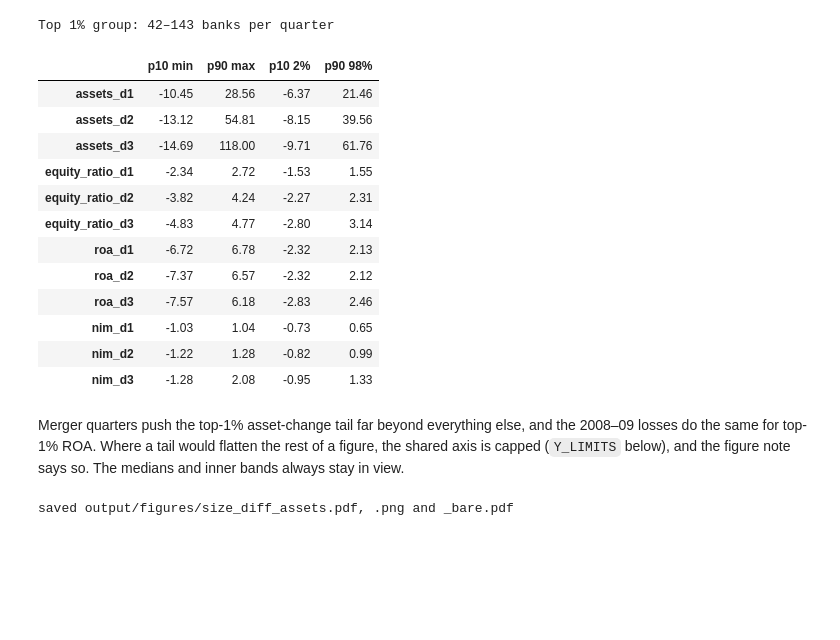
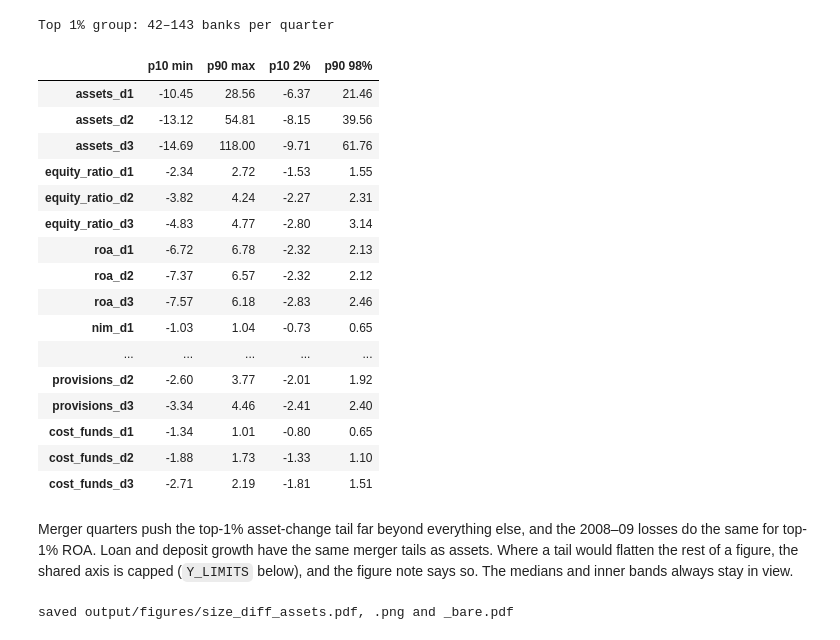
Before and after one commit to willrouse1504-jpg/Honors-Thesis, a Jupyter notebook: notebooks/descriptive_figures.ipynb, the cells around one changed output. Drawn from its saved outputs; the diff is of its cells as text; code cells hidden in the pictures; blank space fills up the shorter version.

```diff
--- a/notebooks/descriptive_figures.ipynb
+++ b/notebooks/descriptive_figures.ipynb
@@ -188,11 +190,19 @@ Only the columns needed here are read from the panel. Dollar amounts in the FDIC
 # %%
-cols = ["CERT", "REPDTE", "BKCLASS", "ASSET", "EQ", "LNLSNET", "ROA", "NIMY", "NCLNLSR", "NTLNLSR"]
+cols = ["CERT", "REPDTE", "BKCLASS", "ASSET", "EQ", "LNLSNET", "DEP", "ERNASTR", "ROA", "NIMY",
+        "NCLNLSR", "NTLNLSR", "ELNATRY", "INTEXPY", "RBC1AAJ"]
 panel = pd.read_csv(PROCESSED / "bank_quarter_panel.csv", usecols=cols)
 # Insured U.S. branches of foreign banks (class OI) report assets but no equity or income;
 # FDIC fills their ROA and NIM with placeholder zeros, so they are dropped
 foreign_branch = panel["BKCLASS"] == "OI"
 print(f"dropped {foreign_branch.sum():,} bank-quarters from {panel.loc[foreign_branch, 'CERT'].nunique()} foreign-bank branches")
 panel = panel.loc[~foreign_branch].drop(columns="BKCLASS")
+# Ratios over a zero denominator are recorded as placeholder zeros; treat them as missing
+no_loans = panel["LNLSNET"] <= 0
+no_earning_assets = panel["ERNASTR"] <= 0
+panel.loc[no_loans, ["NCLNLSR", "NTLNLSR"]] = np.nan
+panel.loc[no_earning_assets, ["NIMY", "INTEXPY"]] = np.nan
+print(f"placeholder zeros set to missing: {no_loans.sum():,} bank-quarters with no loans, "
+      f"{no_earning_assets.sum():,} with no earning assets")
 panel["date"] = pd.to_datetime(panel["REPDTE"].astype(str), format="%Y%m%d")
 panel["loan_w"] = panel["LNLSNET"].clip(lower=0)  # a handful of negative net-loan entries
 print(f"{len(panel):,} bank-quarters, {panel['CERT'].nunique():,} banks, "
@@ -365,9 +385,11 @@ In each figure, rows are the lag *k* and columns are the size groups; all six pa
 TOP_PCT = 1       # size cutoff: top TOP_PCT percent of banks by total assets, re-ranked each quarter
 LAGS = (1, 2, 3)  # quarters over which each change is taken
 
-banks = panel.loc[panel["ASSET"] > 0, ["CERT", "date", "ASSET", "EQ", "ROA", "NIMY"]].copy()
+banks = panel.loc[panel["ASSET"] > 0, ["CERT", "date", "ASSET", "EQ", "LNLSNET", "DEP", "RBC1AAJ", "NCLNLSR",
+                                            "ROA", "NIMY", "NTLNLSR", "ELNATRY", "INTEXPY"]].copy()
 banks["quarter"] = banks["date"].dt.quarter
 banks["equity_ratio"] = banks["EQ"] / banks["ASSET"] * 100
+banks = banks.rename(columns={"RBC1AAJ": "leverage", "NCLNLSR": "noncurrent"})
 
 
 def shift_quarters(df, cols, k):
@@ -378,11 +400,12 @@ def shift_quarters(df, cols, k):
 
 
 # Year-to-date annualized ratios -> single-quarter annualized ratios
-banks = banks.merge(shift_quarters(banks, ["ROA", "NIMY"], 1), on=["CERT", "date"], how="left")
+YTD_RATIOS = {"ROA": "roa", "NIMY": "nim", "NTLNLSR": "chargeoffs", "ELNATRY": "provisions", "INTEXPY": "cost_funds"}
+banks = banks.merge(shift_quarters(banks, list(YTD_RATIOS), 1), on=["CERT", "date"], how="left")
 q = banks["quarter"]
-for ytd, single in [("ROA", "roa"), ("NIMY", "nim")]:
+for ytd, single in YTD_RATIOS.items():
     banks[single] = np.where(q == 1, banks[ytd], q * banks[ytd] - (q - 1) * banks[f"{ytd}_lag1"])
-banks = banks.drop(columns=["ROA_lag1", "NIMY_lag1"])
+banks = banks.drop(columns=[f"{ytd}_lag1" for ytd in YTD_RATIOS])
 
 size_rank = banks.groupby("date")["ASSET"].rank(pct=True, ascending=False)
 banks["size_group"] = np.where(size_rank <= TOP_PCT / 100, "top", "rest")
@@ -392,45 +415,65 @@ print(f"Top {TOP_PCT}% group: {n_top.min()}–{n_top.max()} banks per quarter")
 # %% [output]
 Top 1% group: 42–143 banks per quarter
 # %%
-LEVELS = ["ASSET", "equity_ratio", "roa", "nim"]
+PCT_CHANGE = {"assets": "ASSET", "loans": "LNLSNET", "deposits": "DEP"}  # percent change of a level
+PP_CHANGE = ["equity_ratio", "roa", "nim", "leverage", "noncurrent", "chargeoffs", "provisions", "cost_funds"]
+LEVELS = [*PCT_CHANGE.values(), *PP_CHANGE]
 for k in LAGS:
     banks = banks.merge(shift_quarters(banks, LEVELS, k), on=["CERT", "date"], how="left")
-    banks[f"assets_d{k}"] = (banks["ASSET"] / banks[f"ASSET_lag{k}"] - 1) * 100
-    for v in ["equity_ratio", "roa", "nim"]:
+    for name, level in PCT_CHANGE.items():
+        base = banks[f"{level}_lag{k}"].where(banks[f"{level}_lag{k}"] > 0)  # no percent change from a zero base
+        banks[f"{name}_d{k}"] = (banks[level] / base - 1) * 100
+    for v in PP_CHANGE:
         banks[f"{v}_d{k}"] = banks[v] - banks[f"{v}_lag{k}"]
 
+# Core outcomes: plotted and summarized in the LaTeX tables
 DIFF_VARS = {
     "assets": "Change in total assets (%)",
     "equity_ratio": "Change in equity capital to assets (percentage points)",
     "roa": "Change in return on assets (percentage points)",
     "nim": "Change in net interest margin (percentage points)",
 }
+# Additional outcomes: plotted with the same design
+EXTRA_VARS = {
+    "loans": "Change in net loans and leases (%)",
+    "deposits": "Change in total deposits (%)",
+    "leverage": "Change in Tier 1 leverage ratio (percentage points)",
+    "noncurrent": "Change in noncurrent loans to loans (percentage points)",
+    "chargeoffs": "Change in net charge-offs to loans (percentage points)",
+    "provisions": "Change in provisions to assets (percentage points)",
+    "cost_funds": "Change in cost of funding earning assets (percentage points)",
+}
+ALL_VARS = {**DIFF_VARS, **EXTRA_VARS}
 QUANTILES = [0.10, 0.25, 0.50, 0.75, 0.90]
-diff_cols = [f"{v}_d{k}" for v in DIFF_VARS for k in LAGS]
+diff_cols = [f"{v}_d{k}" for v in ALL_VARS for k in LAGS]
 
 dist = (banks.groupby(["size_group", "date"])[diff_cols]
              .quantile(QUANTILES)
              .unstack())  # columns: (variable_dk, quantile)
 
 # Range of the 10th-90th band across quarters, to judge where axes need capping
 bands = pd.DataFrame({c: [dist.loc[:, (c, 0.10)].min(), dist.loc[:, (c, 0.90)].max(),
                           dist.loc[:, (c, 0.10)].quantile(0.02), dist.loc[:, (c, 0.90)].quantile(0.98)]
                       for c in diff_cols}, index=["p10 min", "p90 max", "p10 2%", "p90 98%"]).T
 bands.round(2)
 # %% [output]
 |  | p10 min | p90 max | p10 2% | p90 98% |
 | assets_d1 | -10.45 | 28.56 | -6.37 | 21.46 |
 | assets_d2 | -13.12 | 54.81 | -8.15 | 39.56 |
 | assets_d3 | -14.69 | 118.00 | -9.71 | 61.76 |
 | equity_ratio_d1 | -2.34 | 2.72 | -1.53 | 1.55 |
 | equity_ratio_d2 | -3.82 | 4.24 | -2.27 | 2.31 |
 | equity_ratio_d3 | -4.83 | 4.77 | -2.80 | 3.14 |
 | roa_d1 | -6.72 | 6.78 | -2.32 | 2.13 |
 | roa_d2 | -7.37 | 6.57 | -2.32 | 2.12 |
 | roa_d3 | -7.57 | 6.18 | -2.83 | 2.46 |
 | nim_d1 | -1.03 | 1.04 | -0.73 | 0.65 |
-| nim_d2 | -1.22 | 1.28 | -0.82 | 0.99 |
-| nim_d3 | -1.28 | 2.08 | -0.95 | 1.33 |
+| ... | ... | ... | ... | ... |
+| provisions_d2 | -2.60 | 3.77 | -2.01 | 1.92 |
+| provisions_d3 | -3.34 | 4.46 | -2.41 | 2.40 |
+| cost_funds_d1 | -1.34 | 1.01 | -0.80 | 0.65 |
+| cost_funds_d2 | -1.88 | 1.73 | -1.33 | 1.10 |
+| cost_funds_d3 | -2.71 | 2.19 | -1.81 | 1.51 |
 # %% [markdown]
-Merger quarters push the top-1% asset-change tail far beyond everything else, and the 2008–09 losses do the same for top-1% ROA. Where a tail would flatten the rest of a figure, the shared axis is capped (`Y_LIMITS` below), and the figure note says so. The medians and inner bands always stay in view.
+Merger quarters push the top-1% asset-change tail far beyond everything else, and the 2008–09 losses do the same for top-1% ROA. Loan and deposit growth have the same merger tails as assets. Where a tail would flatten the rest of a figure, the shared axis is capped (`Y_LIMITS` below), and the figure note says so. The medians and inner bands always stay in view.
 # %%
```
Also changed, not shown: parts of 7 cells of this notebook, 52 other files.
